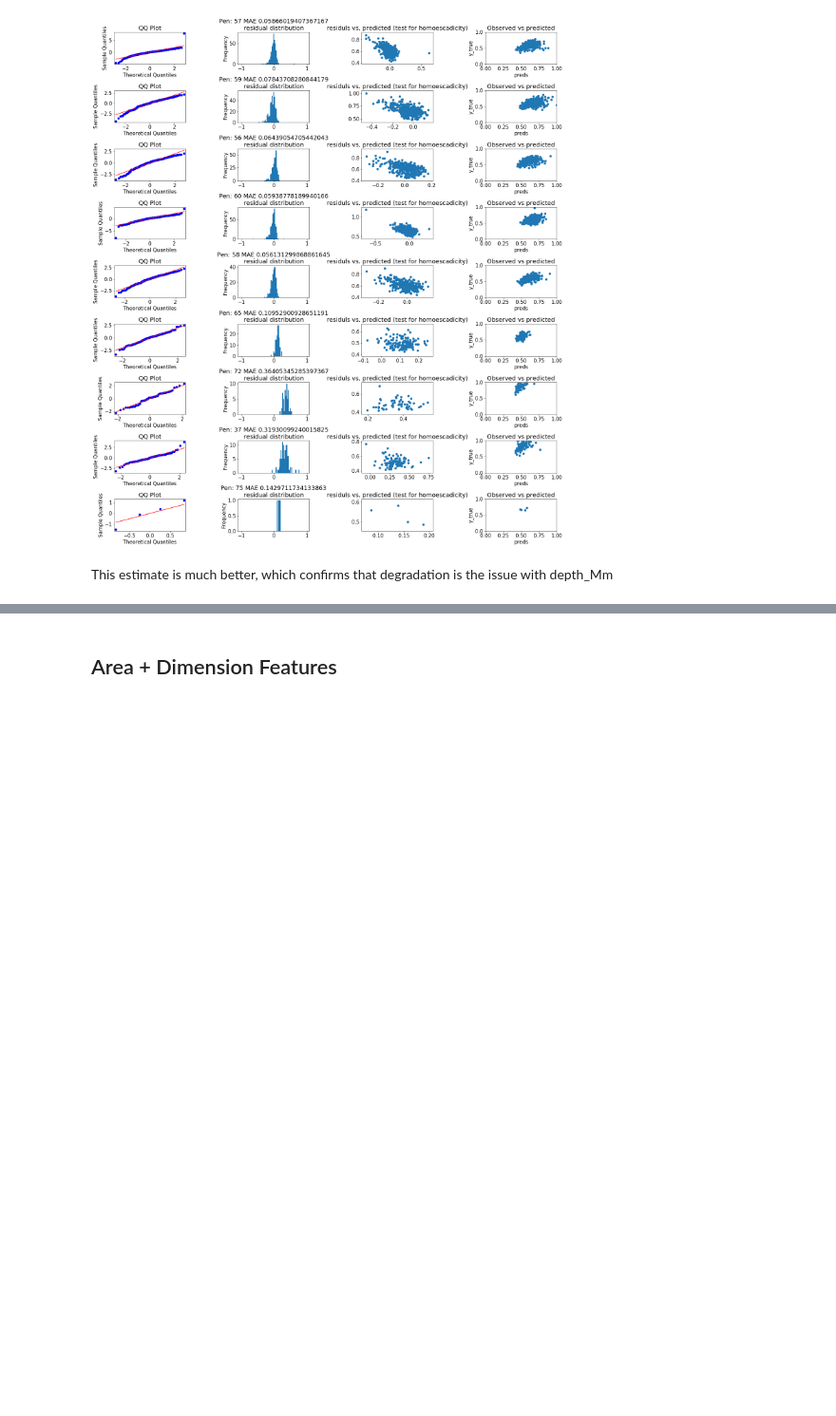
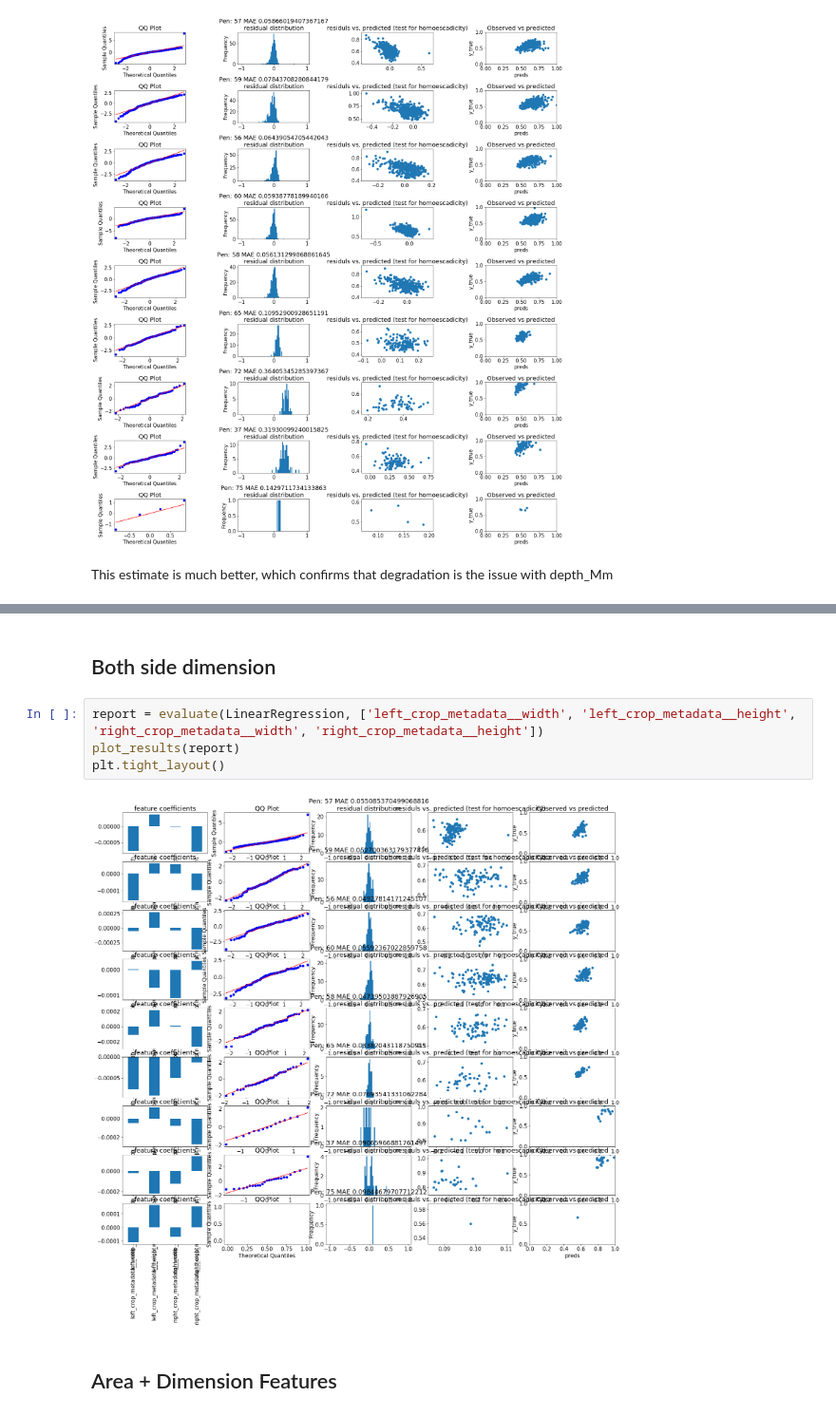
Before and after one commit to isabellafaccone/aquabytePersonal, a Jupyter notebook: sid/lice_counting/depth_estimation_from_coordinates.ipynb, the cells around one changed output, grey strips where cells are left out. Shown at 95% size. Saved outputs shown, nothing was run; the diff lists cells and outputs as text; blank space fills up the shorter version.

```diff
--- a/sid/lice_counting/depth_estimation_from_coordinates.ipynb
+++ b/sid/lice_counting/depth_estimation_from_coordinates.ipynb
@@ -448,3 +477,11 @@ plot_results(report)
+# %% [markdown]
+## Both side dimension
+# %%
+report = evaluate(LinearRegression, ['left_crop_metadata__width', 'left_crop_metadata__height', 'right_crop_metadata__width', 'right_crop_metadata__height'])
+plot_results(report)
+plt.tight_layout()
+# %% [output]
+[figure, added]
 # %% [markdown]
 ## Area + Dimension Features
 # %%
```
Also changed, not shown: parts of 26 cells of this notebook.
